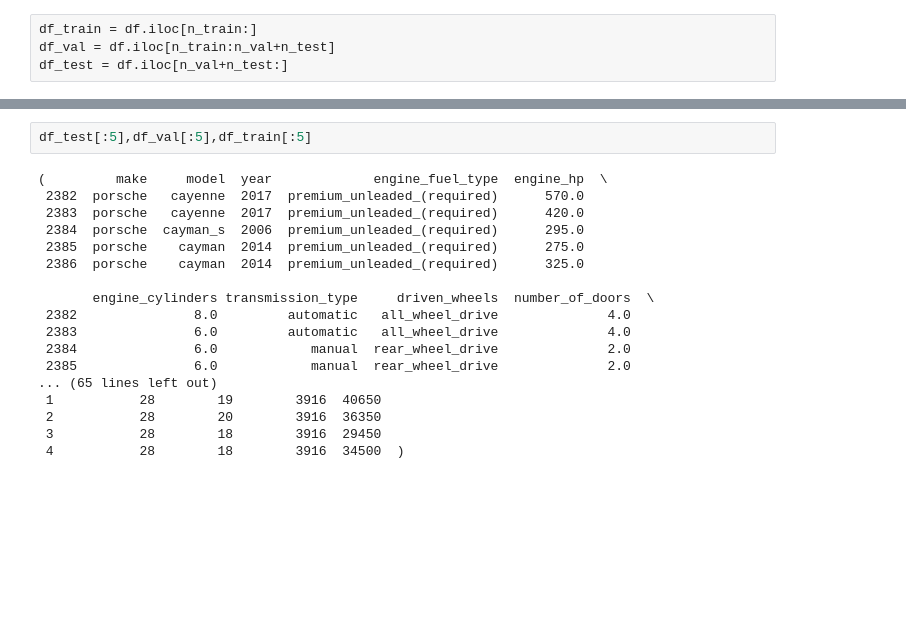
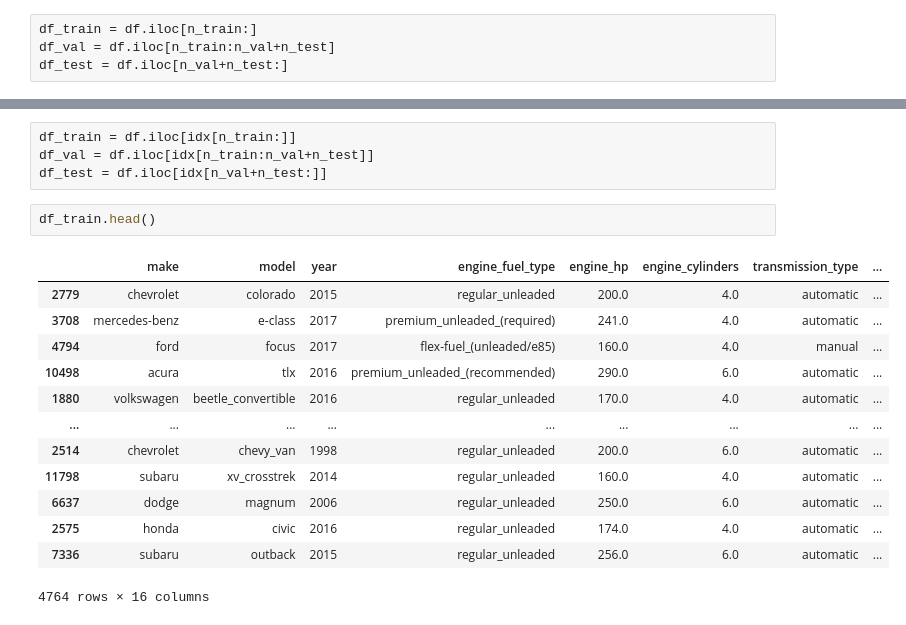
Before and after one commit to charaf19/Machine_Learning, a Jupyter notebook: MLZOOMCAMP/ML Zoomcamp - Car Price Prediction.ipynb, the cells around one changed output, grey strips where cells are left out. Drawn from its saved outputs; the diff is of its cells as text; blank space fills up the shorter version.

```diff
--- a/MLZOOMCAMP/ML Zoomcamp - Car Price Prediction.ipynb
+++ b/MLZOOMCAMP/ML Zoomcamp - Car Price Prediction.ipynb
@@ -212,20 +213,20 @@ NameError: name 'np' is not defined
 # %%
-df_test[:5],df_val[:5],df_train[:5]
+df_train = df.iloc[idx[n_train:]]
+df_val = df.iloc[idx[n_train:n_val+n_test]]
+df_test = df.iloc[idx[n_val+n_test:]]
-# %% [output]
-(         make     model  year             engine_fuel_type  engine_hp  \
- 2382  porsche   cayenne  2017  premium_unleaded_(required)      570.0
- 2383  porsche   cayenne  2017  premium_unleaded_(required)      420.0
- 2384  porsche  cayman_s  2006  premium_unleaded_(required)      295.0
- 2385  porsche    cayman  2014  premium_unleaded_(required)      275.0
- 2386  porsche    cayman  2014  premium_unleaded_(required)      325.0
-
-       engine_cylinders transmission_type     driven_wheels  number_of_doors  \
- 2382               8.0         automatic   all_wheel_drive              4.0
- 2383               6.0         automatic   all_wheel_drive              4.0
- 2384               6.0            manual  rear_wheel_drive              2.0
- 2385               6.0            manual  rear_wheel_drive              2.0
-... (65 lines left out)
- 1           28        19        3916  40650
- 2           28        20        3916  36350
- 3           28        18        3916  29450
- 4           28        18        3916  34500  )
+# %%
+df_train.head()
+# %% [output]
+|  | make | model | year | engine_fuel_type | engine_hp | engine_cylinders | transmission_type | ... |
+| 2779 | chevrolet | colorado | 2015 | regular_unleaded | 200.0 | 4.0 | automatic | ... |
+| 3708 | mercedes-benz | e-class | 2017 | premium_unleaded_(required) | 241.0 | 4.0 | automatic | ... |
+| 4794 | ford | focus | 2017 | flex-fuel_(unleaded/e85) | 160.0 | 4.0 | manual | ... |
+| 10498 | acura | tlx | 2016 | premium_unleaded_(recommended) | 290.0 | 6.0 | automatic | ... |
+| 1880 | volkswagen | beetle_convertible | 2016 | regular_unleaded | 170.0 | 4.0 | automatic | ... |
+| ... | ... | ... | ... | ... | ... | ... | ... | ... |
+| 2514 | chevrolet | chevy_van | 1998 | regular_unleaded | 200.0 | 6.0 | automatic | ... |
+| 11798 | subaru | xv_crosstrek | 2014 | regular_unleaded | 160.0 | 4.0 | automatic | ... |
+| 6637 | dodge | magnum | 2006 | regular_unleaded | 250.0 | 6.0 | automatic | ... |
+| 2575 | honda | civic | 2016 | regular_unleaded | 174.0 | 4.0 | automatic | ... |
+| 7336 | subaru | outback | 2015 | regular_unleaded | 256.0 | 6.0 | automatic | ... |
+4764 rows × 16 columns
```
Also changed, not shown: parts of 1 cell of this notebook.
